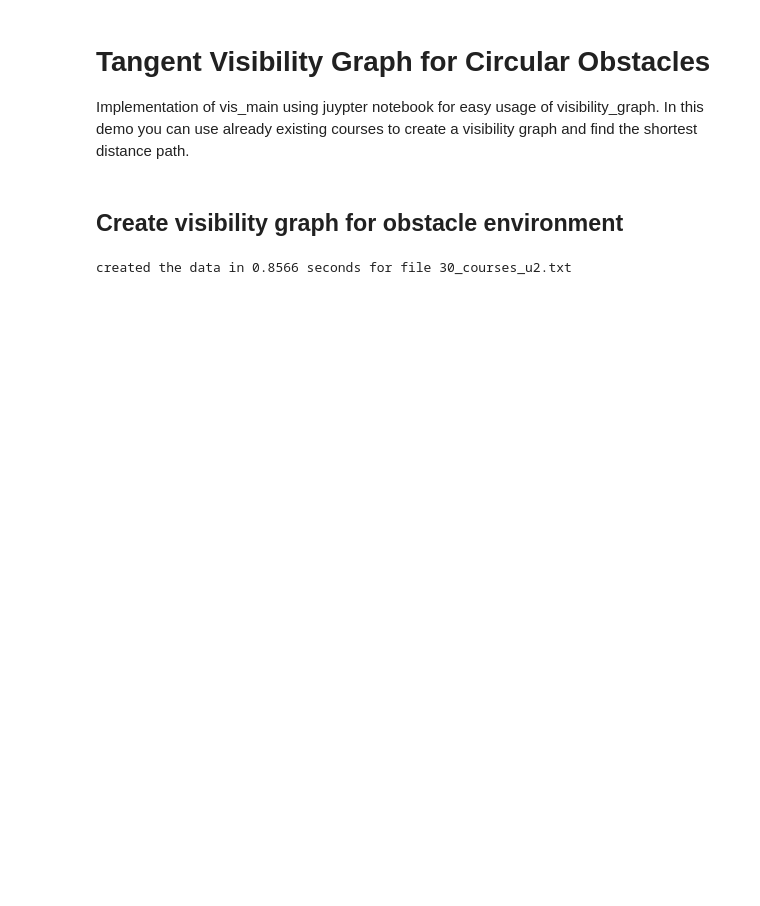
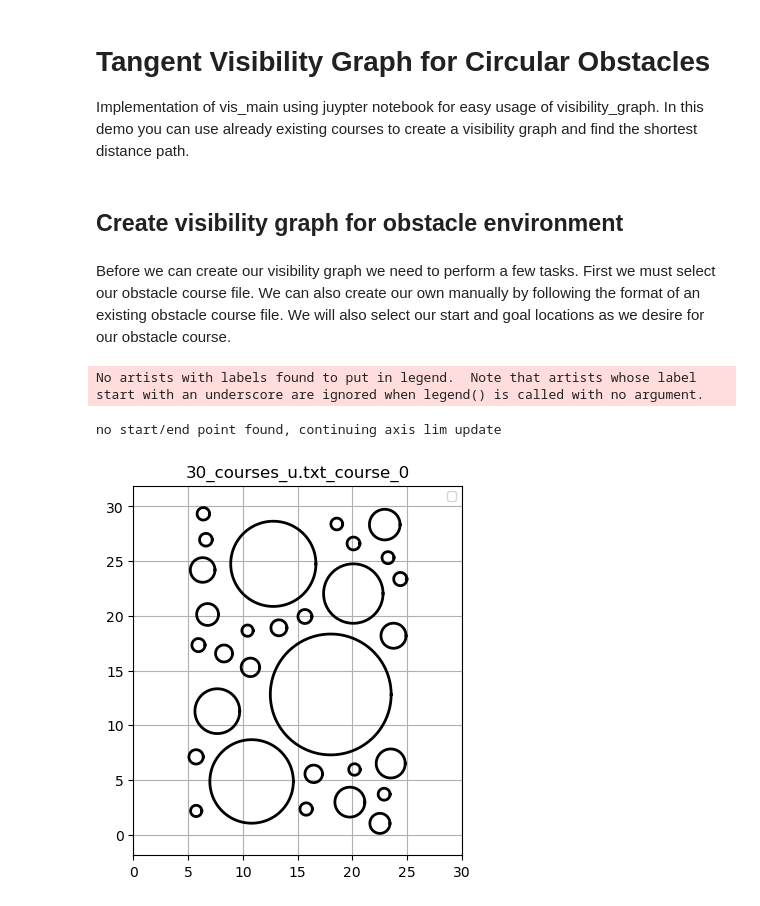
Before and after one commit to rpalfini/visibility_NN, a Jupyter notebook: simulator.ipynb, the cells around one changed output. Saved outputs shown, nothing was run; the diff lists cells and outputs as text; code cells hidden in the pictures; blank space fills up the shorter version.

```diff
--- a/simulator.ipynb
+++ b/simulator.ipynb
@@ -3,35 +3,26 @@
 Implementation of vis_main using juypter notebook for easy usage of visibility_graph.  In this demo you can use already existing courses to create a visibility graph and find the shortest distance path.
 # %% [markdown]
 ## Create visibility graph for obstacle environment
-# %%
-import vis_main
-import os
-import pickle
-
-
-opt1 = True
-
-# obs_file = "./obs_courses/1_courses_10_obstacles_normal.txt"
-# obs_file = "./obs_courses/"
-obs_file = "./obs_courses/30_courses_u2.txt"
-course_number = 0 # dont change unless you know what you are doing
-
-with open('default_args.pickle', 'rb') as f:
-    args = pickle.load(f)
-
-args["fname"] = os.path.basename(obs_file)
-args["output_csv"] = False
-args["obs_fpath"] = obs_file
-args["pad_mode"] = False
-if opt1:
-    args['start'] = [[3,26]]
-    args['end'] = [[27,1]]
-else:
-    args['start'] = [[4,10]]
-    args['end'] = [[27,9]]
-args['course'] = course_number
-
-
-vg_gen = vis_main.main(args)
-# %% [output]
-created the data in 0.8566 seconds for file 30_courses_u2.txt
+# %% [markdown]
+Before we can create our visibility graph we need to perform a few tasks.  First we must select our obstacle course file.  We can also create our own manually by following the format of an existing obstacle course file. We will also select our start and goal locations as we desire for our obstacle course.
+# %%
+import os
+import pickle
+import vis_main
+import obstacle_viewer
+
+# obs_file = "./obs_courses/1_courses_10_obstacles_normal.txt"
+obs_file = "./obs_courses/30_courses_u.txt"
+# obs_file = "./obs_courses/30_courses_u2.txt"
+
+course_number = 0 #If an obstacle file has multiple courses, this allows us to choose between those courses
+
+# Preview obstacle course to decide on start and goal points
+args = obstacle_viewer.load_default_args() # loads the default arguments required for our viewer function
+args = obstacle_viewer.replace_file_tested(args,obs_file) # replaces the default file with the file we wish to test
+args = obstacle_viewer.add_title(args,f'{os.path.basename(obs_file)} course_{course_number}')
+obstacle_viewer.main(args) # tests the problem using the given args
+# %% [output]
+No artists with labels found to put in legend.  Note that artists whose label start with an underscore are ignored when legend() is called with no argument.
+no start/end point found, continuing axis lim update
+[figure, added]
```
Also changed, not shown: parts of 9 cells of this notebook, 2 other files.
